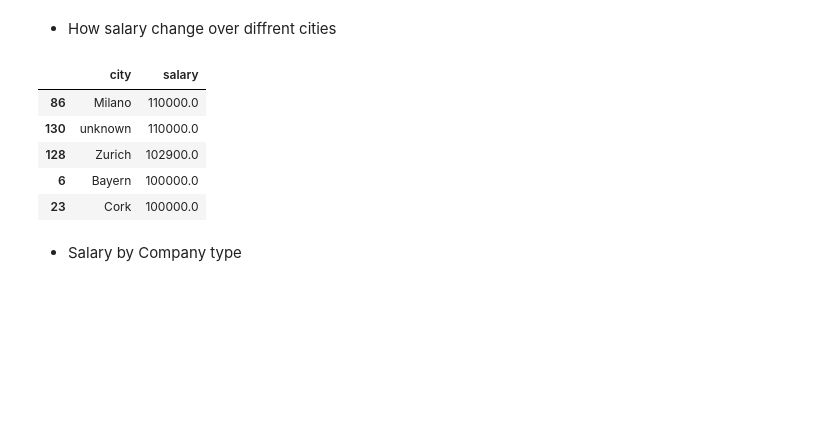
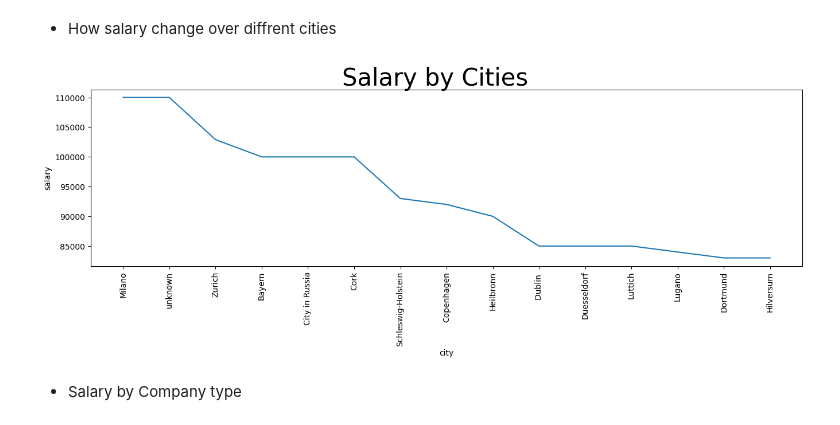
Before and after one commit to adnaaaen/eda-and-visualization, a Jupyter notebook: IT-salary/notebooks/eda.ipynb, the cells around one changed output. Drawn from its saved outputs; the diff is of its cells as text; code cells hidden in the pictures; blank space fills up the shorter version.

```diff
--- a/IT-salary/notebooks/eda.ipynb
+++ b/IT-salary/notebooks/eda.ipynb
@@ -197,15 +200,15 @@ sns.barplot(data=salay_by_gender, x='gender', y='salary', hue='survey_year')
 [figure]
 # %% [markdown]
 - How salary change over diffrent cities
-# %%
-df.groupby('city', as_index=False)['salary'].mean().sort_values(by="salary", ascending=False).head()
-# %% [output]
-|  | city | salary |
-| 86 | Milano | 110000.0 |
-| 130 | unknown | 110000.0 |
-| 128 | Zurich | 102900.0 |
-| 6 | Bayern | 100000.0 |
-| 23 | Cork | 100000.0 |
+# %%
+city_groupby = df.groupby('city', as_index=False)['salary'].mean().nlargest(columns='salary', n=15)
+plt.figure(figsize=(16,4))
+plt.suptitle("Salary by Cities", fontsize=30)
+sns.lineplot(data=city_groupby, x='city', y='salary')
+plt.xticks(rotation=90)
+plt.show()
+# %% [output]
+[figure, added]
 # %% [markdown]
 - Salary by Company type
 # %%
```
Also changed, not shown: parts of 6 cells of this notebook, 2 other files.
